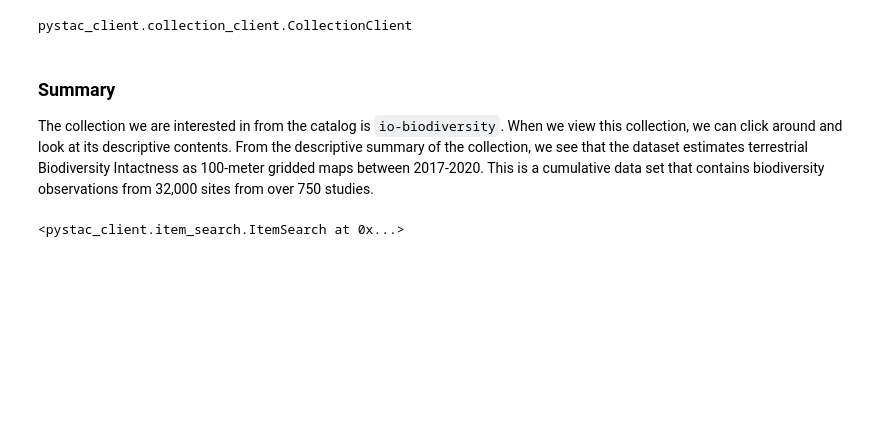
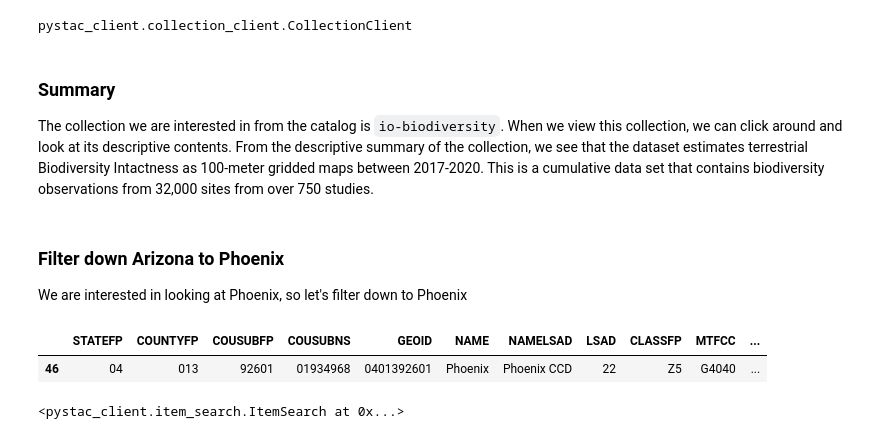
Before and after one commit to tommats00/phoenix-biodiversity-index, a Jupyter notebook: phoenix-biodiversity.ipynb, the cells around one changed output. Saved outputs shown, nothing was run; the diff lists cells and outputs as text; code cells hidden in the pictures; blank space fills up the shorter version.

```diff
--- a/phoenix-biodiversity.ipynb
+++ b/phoenix-biodiversity.ipynb
@@ -102,6 +92,15 @@ pystac_client.collection_client.CollectionClient
 # %% [markdown]
 ### Summary
 The collection we are interested in from the catalog is `io-biodiversity`. When we view this collection, we can click around and look at its descriptive contents. From the descriptive summary of the collection, we see that the dataset estimates terrestrial Biodiversity Intactness as 100-meter gridded maps between 2017-2020. This is a cumulative data set that contains biodiversity observations from 32,000 sites from over 750 studies.
+# %% [markdown]
+### Filter down Arizona to Phoenix
+We are interested in looking at Phoenix, so let's filter down to Phoenix
+# %%
+phoenix = arizona_counties[arizona_counties['NAME']=='Phoenix']
+phoenix.head()
+# %% [output]
+|  | STATEFP | COUNTYFP | COUSUBFP | COUSUBNS | GEOID | NAME | NAMELSAD | LSAD | CLASSFP | MTFCC | ... |
+| 46 | 04 | 013 | 92601 | 01934968 | 0401392601 | Phoenix | Phoenix CCD | 22 | Z5 | G4040 | ... |
 # %%
 bbox = [-112.826843, 32.974108, -111.184387, 33.863574]
 
```
Also changed, not shown: parts of 32 cells of this notebook.
